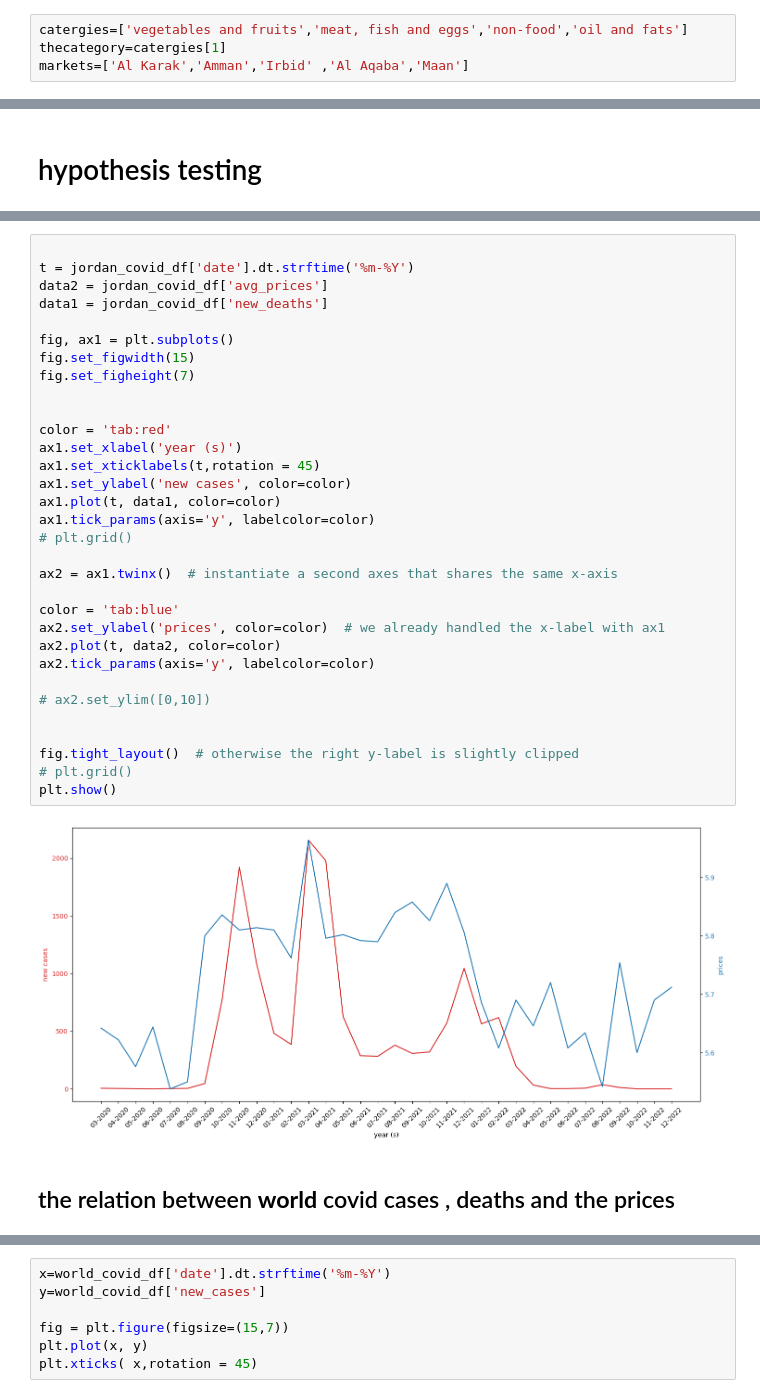
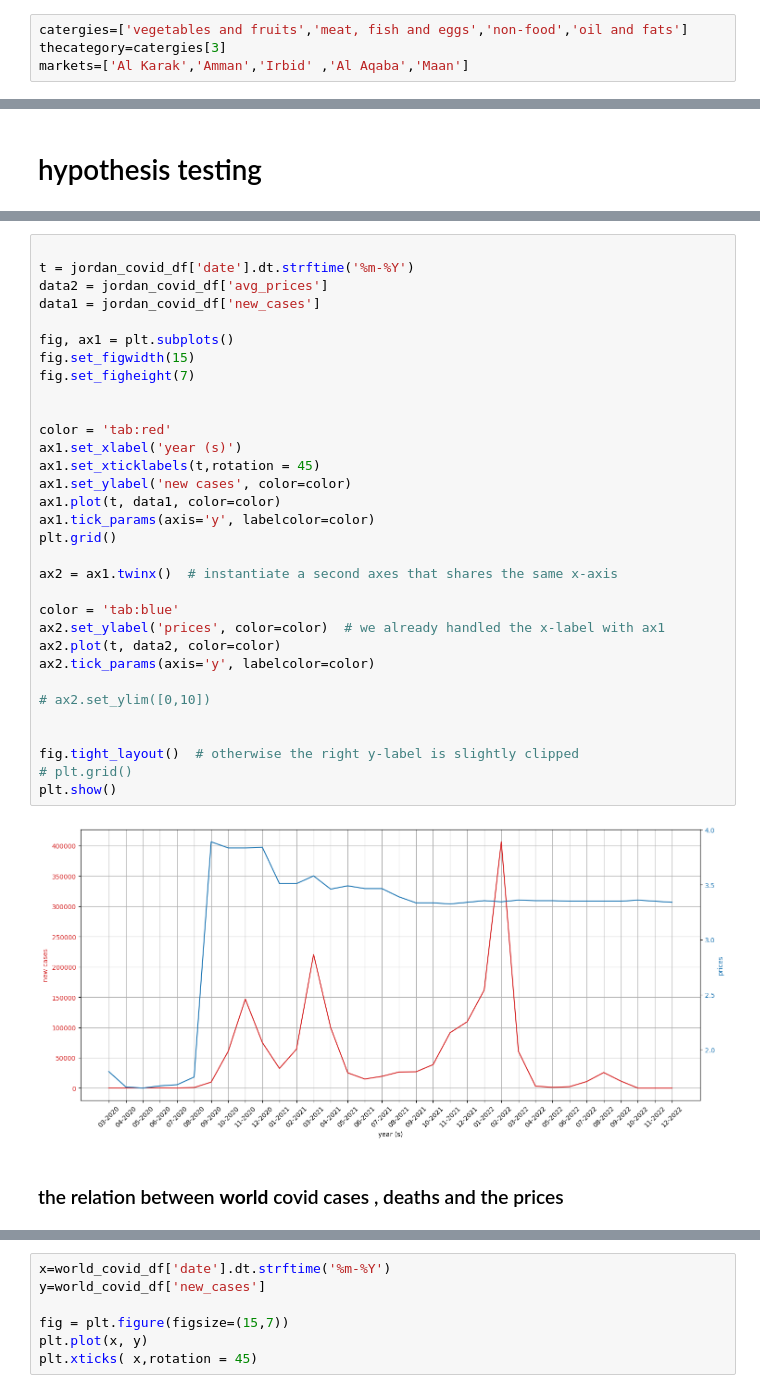
Before and after one commit to shaker113/group5_Price_Forecast, a Jupyter notebook: group_5_project.ipynb, the cells around one changed output, grey strips where cells are left out. Cells and saved outputs as stored; diff of their text form.

```diff
--- a/group_5_project.ipynb
+++ b/group_5_project.ipynb
@@ -22,6 +22,6 @@ df.head()
 # %%
 catergies=['vegetables and fruits','meat, fish and eggs','non-food','oil and fats']
-thecategory=catergies[1]
+thecategory=catergies[3]
 markets=['Al Karak','Amman','Irbid' ,'Al Aqaba','Maan']
 # %% [markdown]
 # data prep
@@ -190,38 +168,38 @@ plt.xticks( x,rotation = 45)
 
 t = jordan_covid_df['date'].dt.strftime('%m-%Y')
 data2 = jordan_covid_df['avg_prices']
-data1 = jordan_covid_df['new_deaths']
+data1 = jordan_covid_df['new_cases']
 
 fig, ax1 = plt.subplots()
 fig.set_figwidth(15)
 fig.set_figheight(7)
 
 
 color = 'tab:red'
 ax1.set_xlabel('year (s)')
 ax1.set_xticklabels(t,rotation = 45)
 ax1.set_ylabel('new cases', color=color)
 ax1.plot(t, data1, color=color)
 ax1.tick_params(axis='y', labelcolor=color)
-# plt.grid()
+plt.grid()
 
 ax2 = ax1.twinx()  # instantiate a second axes that shares the same x-axis
 
 color = 'tab:blue'
 ax2.set_ylabel('prices', color=color)  # we already handled the x-label with ax1
 ax2.plot(t, data2, color=color)
 ax2.tick_params(axis='y', labelcolor=color)
 
 # ax2.set_ylim([0,10])
 
 
 fig.tight_layout()  # otherwise the right y-label is slightly clipped
 # plt.grid()
 plt.show()
 # %% [output]
-[figure, old version]
+[figure, new version]
 # %% [markdown]
-## the relation between **world** covid cases , deaths and the prices
+### the relation between **world** covid cases , deaths and the prices
 # %%
 world_covid_df.head()
 # %% [output]
```
Also changed, not shown: parts of 19 cells of this notebook, 1 other file.
